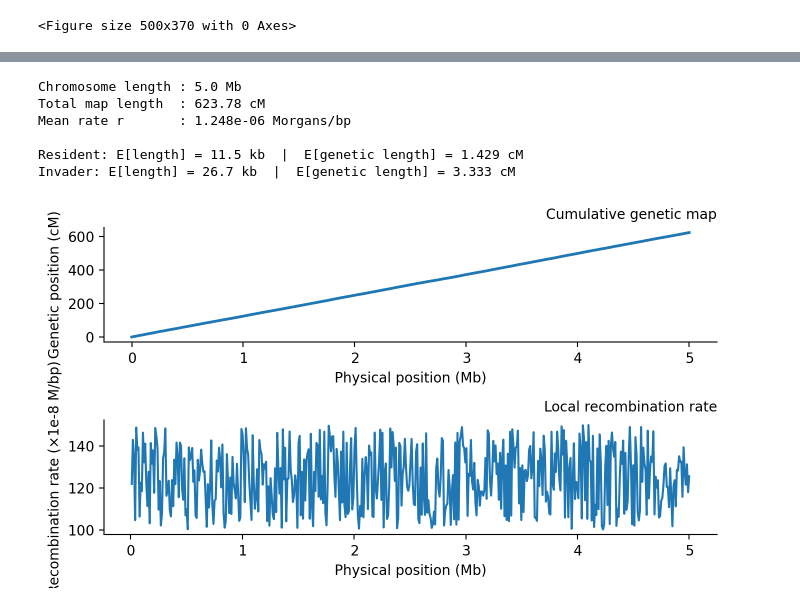
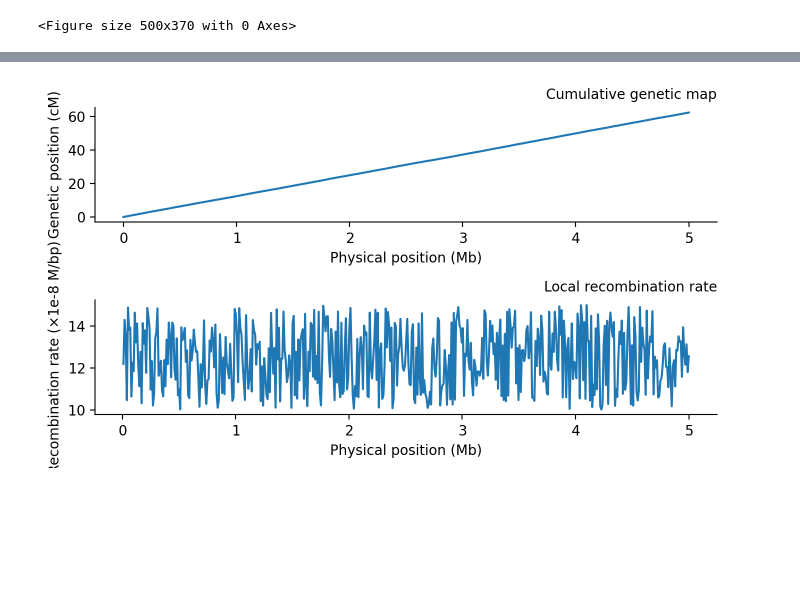
Before and after one commit to munch-group/lai-segment-analysis, a Jupyter notebook: local_ancestry_analysis.ipynb, the cells around one changed output, grey strips where cells are left out. Cells and saved outputs as stored; diff of their text form; code cells hidden in the pictures; blank space fills up the shorter version.

```diff
--- a/local_ancestry_analysis.ipynb
+++ b/local_ancestry_analysis.ipynb
@@ -175,12 +48,22 @@ F_INV         = 0.3          # invader  ancestry frequency
 N_EVAL        = 3000         # evaluation positions for per-position plots
 ALPHA         = 0.05         # significance level
 
+colors = {name: color for name, color in zip(['resident', 'foreign', 'both', 'joint'], ['C0', 'C3', 'C2', 'C1'])}
+
+# Rate parameter: λ = (1-f)·t — a tract ends when recombination hits the other background
+ancestry_rate = {"resident": (1 - F_RES) * T, "foreign": (1 - F_INV) * T}
+
+from lai_significance import (
+    test_segments, simulate_chromosome, inject_segment,
+    make_phys_to_gen, bh_correction,
+)
+
 # ── Build synthetic genetic map ──────────────────────────────────────────────
 rng_map       = np.random.default_rng(seed=42)
 physical_map  = np.linspace(0, CHROM_LENGTH, N_MAP_POINTS)   # bp
 rate_per_bp   = 1e-7 * (1 + 0.5 * rng_map.random(N_MAP_POINTS))  # Morgans/bp, with spatial variation
 
-rate_per_bp *= 10
+#rate_per_bp *= 10
 
 # ------------------------------------------------------------
 # # Add a large-scale wave pattern to the recombination rate, to make it more realistic
@@ -192,48 +75,37 @@ genetic_map   = np.cumsum(rate_per_bp * np.diff(physical_map, prepend=0))  # cum
 
 r = genetic_map[-1] / CHROM_LENGTH    # mean recombination rate
 
-# Interpolation function: physical bp → genetic Morgans
-phys_to_gen = interp1d(physical_map, genetic_map,
-                        bounds_error=False, fill_value='extrapolate')
+# Interpolation functions
+phys_to_gen = make_phys_to_gen(physical_map, genetic_map)
+gen_to_phys = interp1d(genetic_map, physical_map,
+                       bounds_error=False, fill_value='extrapolate')
 
 print(f"Chromosome length : {CHROM_LENGTH/1e6:.1f} Mb")
 print(f"Total map length  : {genetic_map[-1]*100:.2f} cM")
 print(f"Mean rate r       : {r:.3e} Morgans/bp")
 print()
 for label, f in [('Resident', F_RES), ('Invader', F_INV)]:
-    mean_bp = 1.0 / (r * f * T)
-    print(f"{label}: E[length] = {mean_bp/1e3:.1f} kb  |  "
-          f"E[genetic length] = {1/(f*T)*100:.3f} cM")
+    lam = (1 - f) * T
+    mean_bp = 1.0 / (r * lam)
+    print(f"{label}: λ = (1-{f})·{T} = {lam:.0f}  |  "
+          f"E[length] = {mean_bp/1e3:.1f} kb  |  "
+          f"E[genetic length] = {1/lam*100:.3f} cM")
-# %% [output]
-Chromosome length : 5.0 Mb
-Total map length  : 623.78 cM
-Mean rate r       : 1.248e-06 Morgans/bp
-
-Resident: E[length] = 11.5 kb  |  E[genetic length] = 1.429 cM
-Invader: E[length] = 26.7 kb  |  E[genetic length] = 3.333 cM
 # %%
-# ── Plot the genetic map ─────────────────────────────────────────────────────
-fig, axes = plt.subplots(2, 1, figsize=(7, 4))
-#fig.patch.set_facecolor(BG)
+fig, ax = plt.subplots(2, 1, figsize=(7, 4))
 
-ax = axes[0]
-#style_ax(ax)
-ax.plot(physical_map/1e6, genetic_map*100, lw=2)
-ax.set_xlabel('Physical position (Mb)')
-ax.set_ylabel('Genetic position (cM)')
-ax.set_title('Cumulative genetic map')
+ax[0].plot(physical_map/1e6, genetic_map*100)
+ax[0].set_xlabel('Physical position (Mb)')
+ax[0].set_ylabel('Genetic position (cM)')
+ax[0].set_title('Cumulative genetic map')
 
-ax = axes[1]
-#style_ax(ax)
-# local rate = diff(genetic_map) / diff(physical_map)
 local_rate = np.diff(genetic_map) / np.diff(physical_map)
-ax.plot(physical_map[1:]/1e6, local_rate * 1e8)
-ax.set_xlabel('Physical position (Mb)')
-ax.set_ylabel('Recombination rate (×1e-8 M/bp)')
-ax.set_title('Local recombination rate')
+ax[1].plot(physical_map[1:]/1e6, local_rate * 1e8)
+ax[1].set_xlabel('Physical position (Mb)')
+ax[1].set_ylabel('Recombination rate (×1e-8 M/bp)')
+ax[1].set_title('Local recombination rate')
 
 plt.tight_layout()
 plt.show()
 # %% [output]
-[figure, old version]
+[figure, new version]
 # %% [markdown]
```
Also changed, not shown: parts of 28 cells of this notebook, 1 other file.
